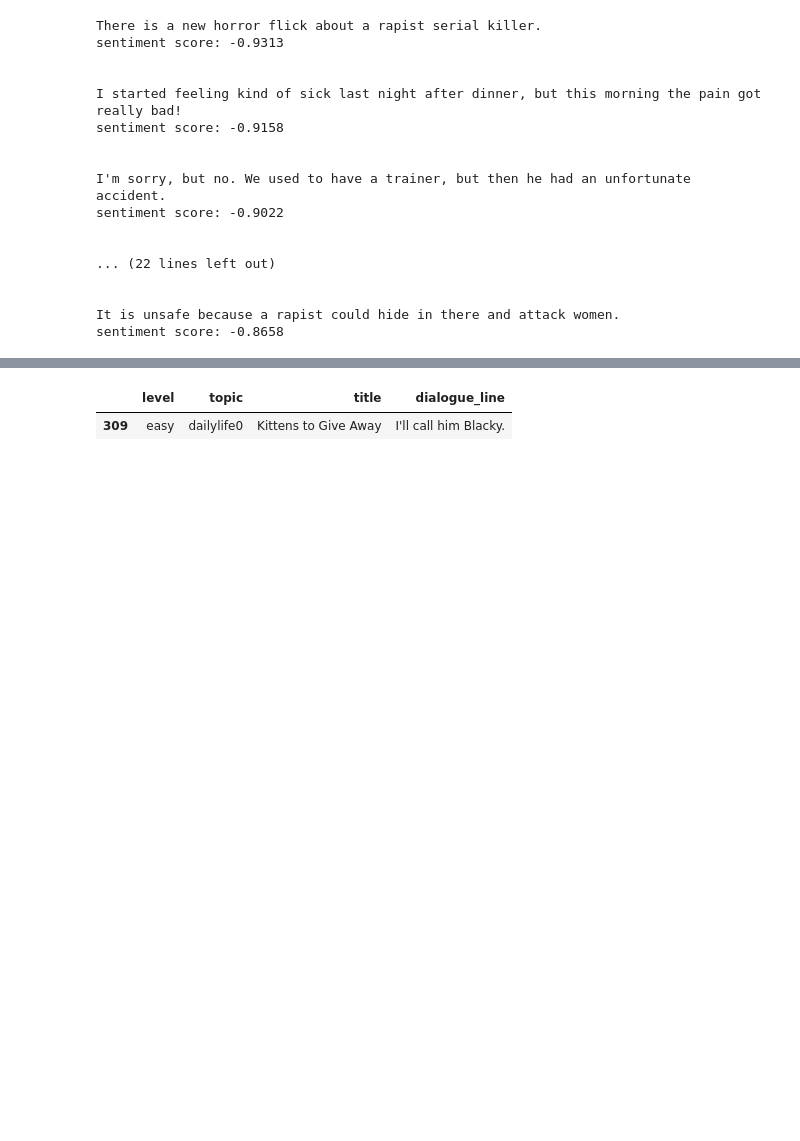
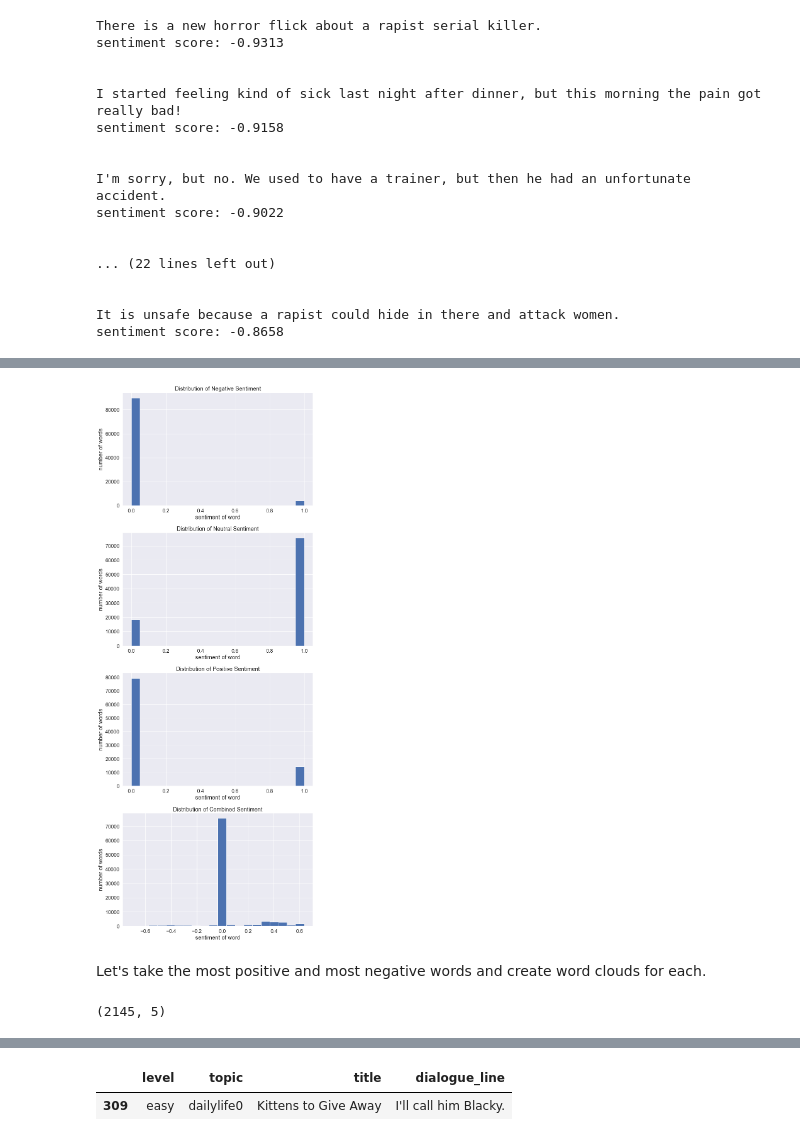
Before and after one commit to robbywalker823/Springboard, a Jupyter notebook: Capstone_3/Cap_3_EDA.ipynb, the cells around one changed output, grey strips where cells are left out. Cells and saved outputs as stored; diff of their text form; code cells hidden in the pictures; blank space fills up the shorter version.

```diff
--- a/Capstone_3/Cap_3_EDA.ipynb
+++ b/Capstone_3/Cap_3_EDA.ipynb
@@ -509,0 +558,4 @@ sentiment score: -0.8658
+# %%
+# sentiment of each word without stopwords
+word_sentiment = [sid.polarity_scores(x) for x in no_stops]
+word_sentiment[:20]
@@ -509,0 +583,6 @@ sentiment score: -0.8658
+# %%
+# convert to DataFrame with words
+word_sentiment_df = pd.DataFrame(list(word_sentiment))
+word_sentiment_df['word'] = no_stops
+word_sentiment_df = word_sentiment_df[['word', 'neg', 'neu', 'pos', 'compound']]
+word_sentiment_df.shape
@@ -509,0 +600,40 @@ sentiment score: -0.8658
+# %%
+# View distribution of word sentiment, most are neutral
+plt.figure(figsize=(10, 25))
+
+plt.subplot(4, 1, 1)
+plt.hist(word_sentiment_df.neg, bins=20)
+plt.title('Distribution of Negative Sentiment')
+plt.xlabel('sentiment of word')
+plt.ylabel('number of words')
+
+plt.subplot(4, 1, 2)
+plt.hist(word_sentiment_df.neu, bins=20)
+plt.title('Distribution of Neutral Sentiment')
+plt.xlabel('sentiment of word')
+plt.ylabel('number of words')
+
+plt.subplot(4, 1, 3)
+plt.hist(word_sentiment_df.pos, bins=20)
+plt.title('Distribution of Positive Sentiment')
+plt.xlabel('sentiment of word')
+plt.ylabel('number of words')
+
+plt.subplot(4, 1, 4)
+plt.hist(word_sentiment_df.compound, bins=20)
+plt.title('Distribution of Combined Sentiment')
+plt.xlabel('sentiment of word')
+plt.ylabel('number of words')
+
+plt.tight_layout()
+plt.show()
+# %% [output]
+[figure, added]
+# %% [markdown]
+Let's take the most positive and most negative words and create word clouds for each.
+# %%
+# The most positive wordd
+most_pos = word_sentiment_df[word_sentiment_df['compound'] > 0.5]
+most_pos.shape
+# %% [output]
+(2145, 5)
```
Also changed, not shown: parts of 26 cells of this notebook.
